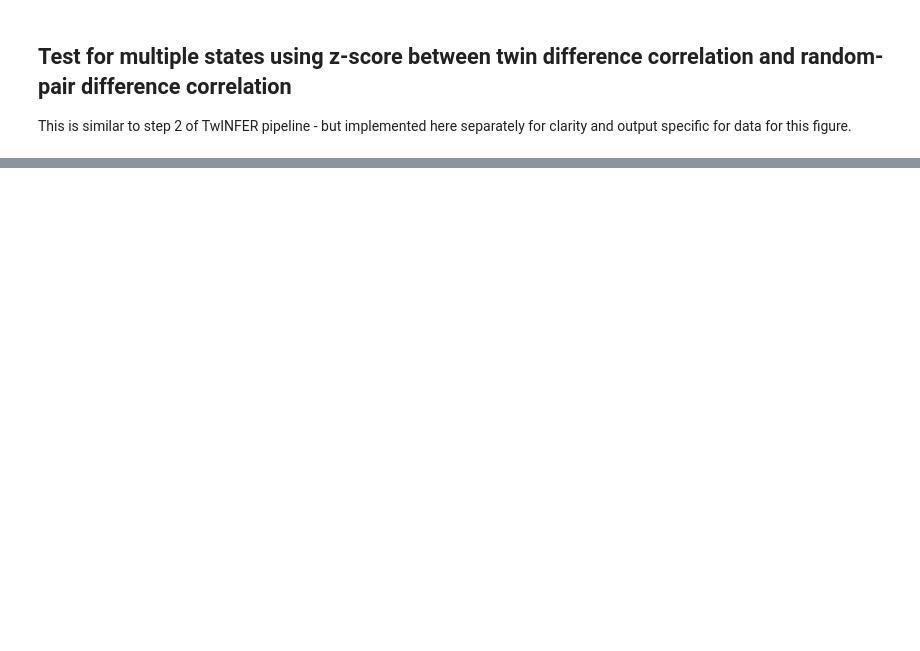
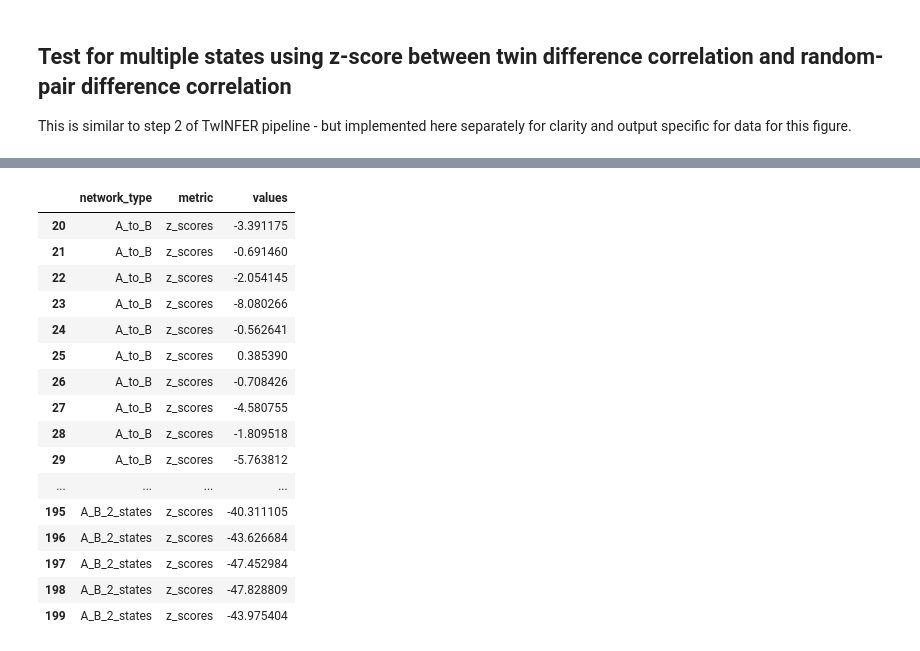
Before and after one commit to GoyalLab/TwINFER, a Jupyter notebook: scripts_analyse_figure_data/figure_2.ipynb, the cells around one changed output, grey strips where cells are left out. Cells and saved outputs as stored; diff of their text form; code cells hidden in the pictures; blank space fills up the shorter version.

```diff
--- a/scripts_analyse_figure_data/figure_2.ipynb
+++ b/scripts_analyse_figure_data/figure_2.ipynb
@@ -718,0 +737,20 @@ Saved to: /home/gzu5140/Keerthana_b1042/grnInference/plot_data/figure_2_data_020
+# %%
+df[df['metric'] == "z_scores"]
+# %% [output]
+|  | network_type | metric | values |
+| 20 | A_to_B | z_scores | -3.391175 |
+| 21 | A_to_B | z_scores | -0.691460 |
+| 22 | A_to_B | z_scores | -2.054145 |
+| 23 | A_to_B | z_scores | -8.080266 |
+| 24 | A_to_B | z_scores | -0.562641 |
+| 25 | A_to_B | z_scores | 0.385390 |
+| 26 | A_to_B | z_scores | -0.708426 |
+| 27 | A_to_B | z_scores | -4.580755 |
+| 28 | A_to_B | z_scores | -1.809518 |
+| 29 | A_to_B | z_scores | -5.763812 |
+| ... | ... | ... | ... |
+| 195 | A_B_2_states | z_scores | -40.311105 |
+| 196 | A_B_2_states | z_scores | -43.626684 |
+| 197 | A_B_2_states | z_scores | -47.452984 |
+| 198 | A_B_2_states | z_scores | -47.828809 |
+| 199 | A_B_2_states | z_scores | -43.975404 |
```
Also changed, not shown: parts of 4 cells of this notebook, 20 other files.
